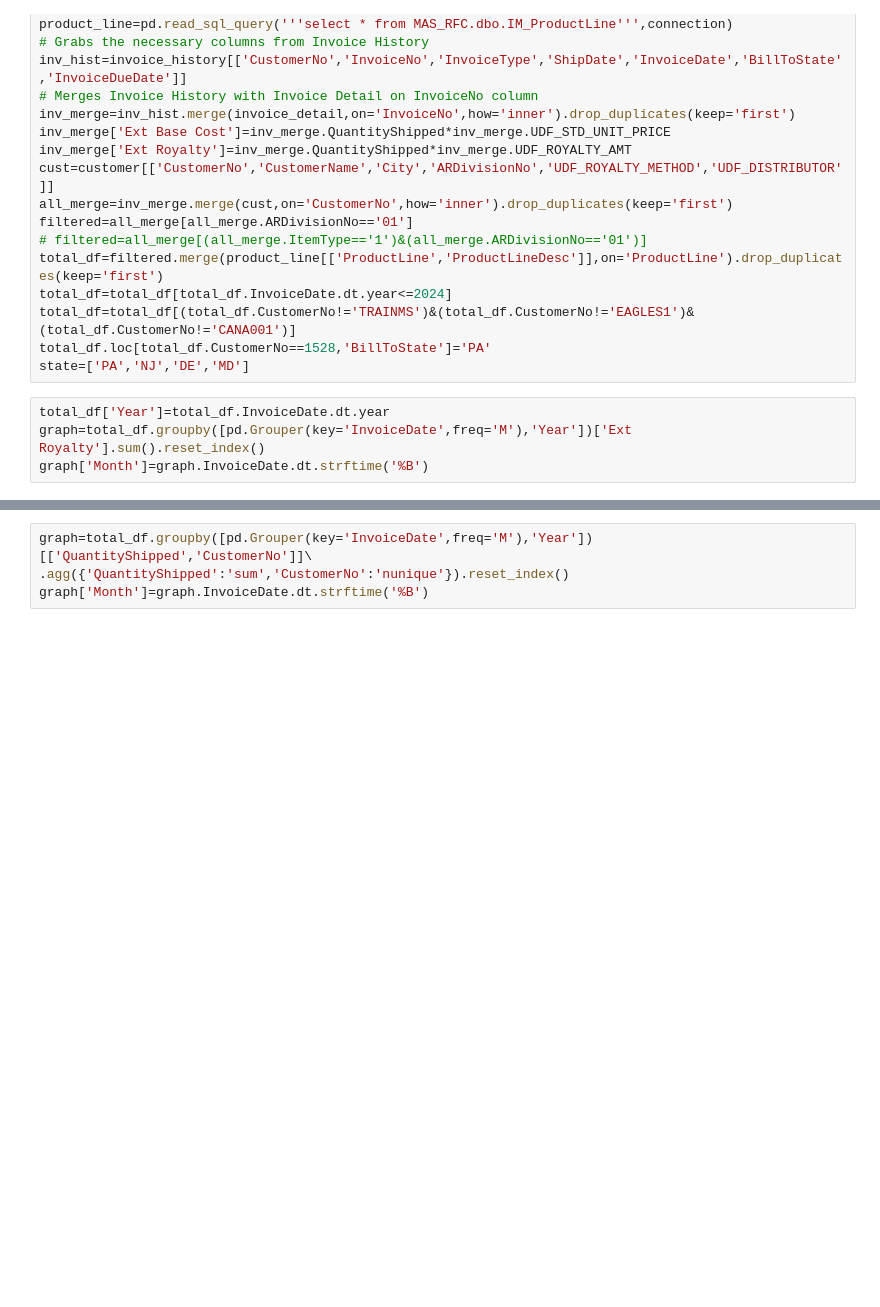
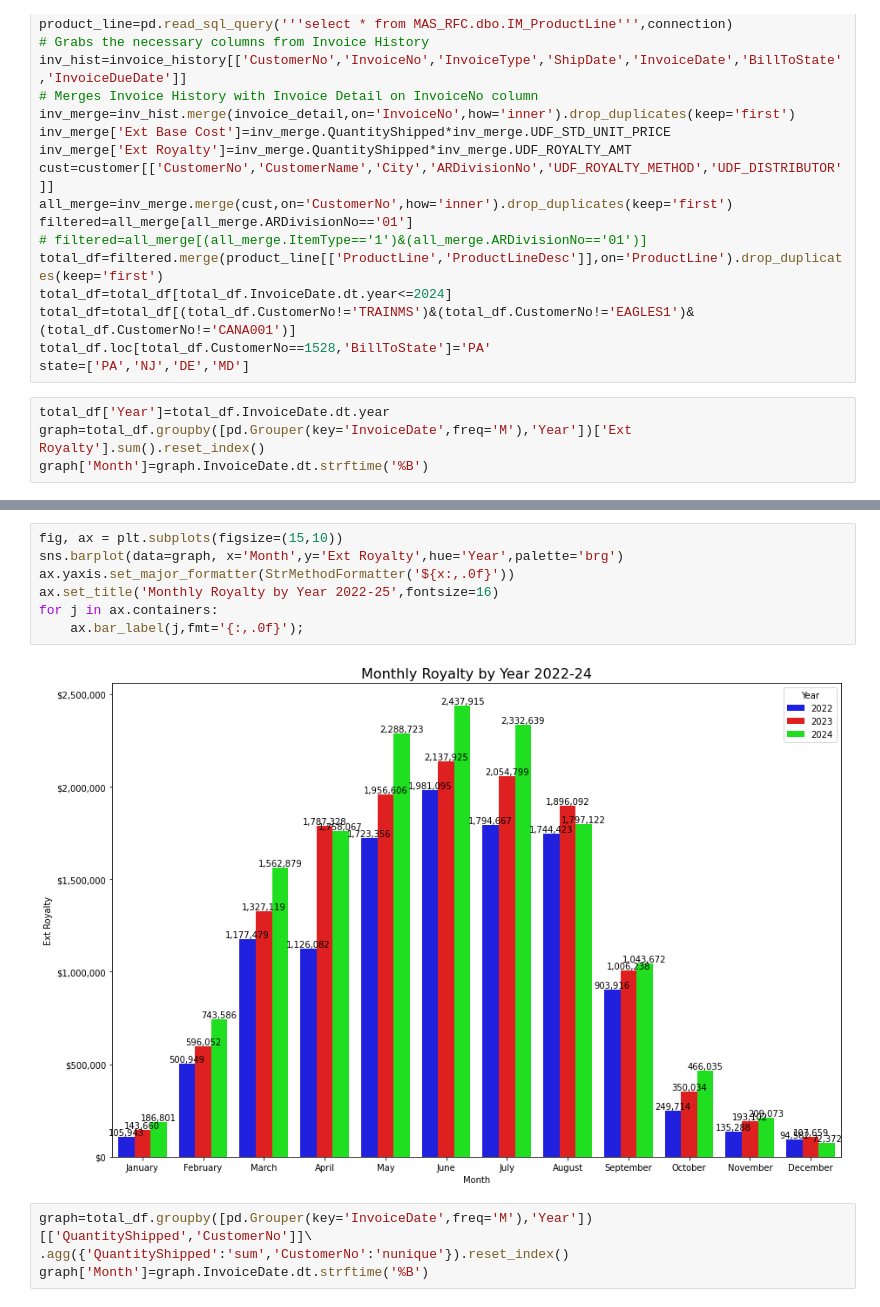
Before and after one commit to jh729670/Work, a Jupyter notebook: Historical Invoices by State-checkpoint.ipynb, the cells around one changed output, grey strips where cells are left out. Drawn from its saved outputs; the diff is of its cells as text; blank space fills up the shorter version.

```diff
--- a/Historical Invoices by State-checkpoint.ipynb
+++ b/Historical Invoices by State-checkpoint.ipynb
@@ -62,3 +82,12 @@ for x,y in zip(graph.Month,graph['Ext Royalty']):
+# %%
+fig, ax = plt.subplots(figsize=(15,10))
+sns.barplot(data=graph, x='Month',y='Ext Royalty',hue='Year',palette='brg')
+ax.yaxis.set_major_formatter(StrMethodFormatter('${x:,.0f}'))
+ax.set_title('Monthly Royalty by Year 2022-25',fontsize=16)
+for j in ax.containers:
+    ax.bar_label(j,fmt='{:,.0f}');
+# %% [output]
+[figure, added]
 # %%
 graph=total_df.groupby([pd.Grouper(key='InvoiceDate',freq='M'),'Year'])[['QuantityShipped','CustomerNo']]\
 .agg({'QuantityShipped':'sum','CustomerNo':'nunique'}).reset_index()
```
Also changed, not shown: parts of 9 cells of this notebook, 22 other files.
